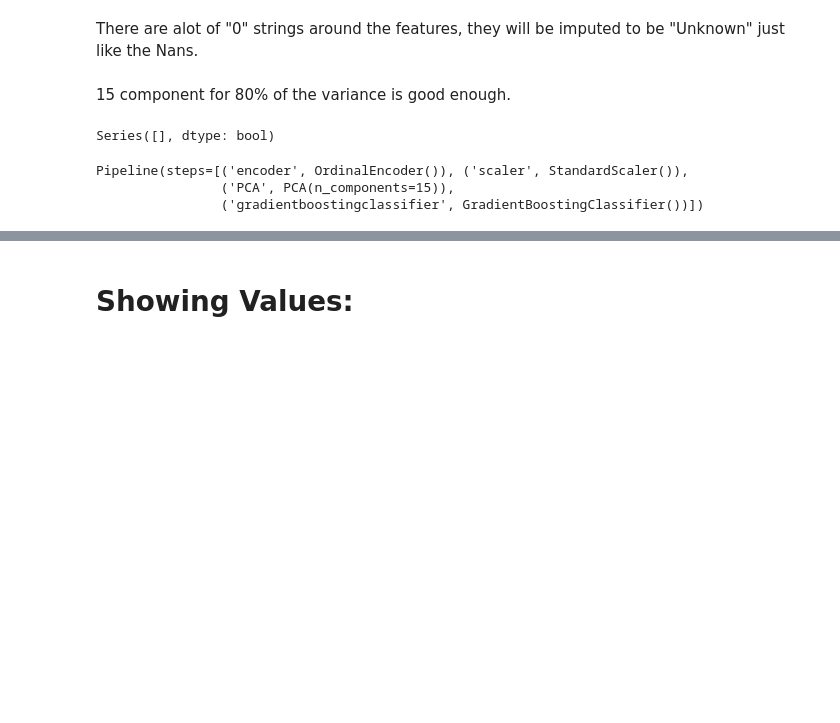
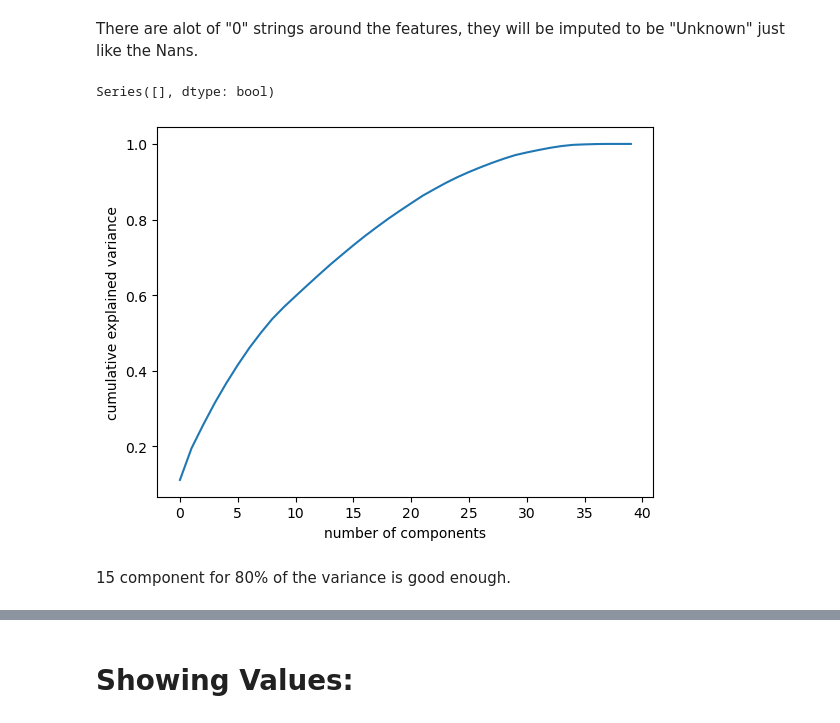
Before and after one commit to roberthobblebottom/pump-it-up, a Jupyter notebook: 1.ipynb, the cells around one changed output, grey strips where cells are left out. Saved outputs shown, nothing was run; the diff lists cells and outputs as text; code cells hidden in the pictures; blank space fills up the shorter version.

```diff
--- a/1.ipynb
+++ b/1.ipynb
@@ -168,6 +168,8 @@ min                2002-10-14 00:00:00
 75%                2013-02-09 00:00:00
 max                2013-12-03 00:00:00
 Name: date_recorded, dtype: object
+# %%
+train_labels.drop('id',inplace=True,axis=True)
 # %% [markdown]
 # Null and Nan checking
 # %%
@@ -199,7 +201,7 @@ from base64 import encode
 from sklearn.preprocessing import StandardScaler
 from sklearn.preprocessing import OrdinalEncoder
 from sklearn.pipeline import Pipeline
-from sklearn.ensemble import GradientBoostingClassifier
+from sklearn.ensemble import GradientBoostingRegressor
 from sklearn import compose
 from sklearn.pipeline import FeatureUnion
 cat_vars = [
@@ -232,24 +234,26 @@ columnTransformer = compose.ColumnTransformer(transformers=[
 remainder='drop'
 )
 
-encoder = OrdinalEncoder()
+encoder = OrdinalEncoder(handle_unknown='use_encoded_value',unknown_value=-1)#-1 instead of 0 works for me
 scaler = StandardScaler()
 pca = PCA(random_state=0)
-gbc = GradientBoostingClassifier()
+gbr = GradientBoostingRegressor()
+# %%
+train_values.fillna(value="Unknown",inplace=True);
+print(pd.isna(train_values).any()[lambda x: x==True])
+# %% [output]
+Series([], dtype: bool)
 # %%
-print(pd.isna(imputed_train_values).any()[lambda x: x==True])
-
-encoded_train_values =  columnTransformer.fit_transform(train_values)
-
-train_values[cat_vars] = encoded_train_values
-# temp = np.delete(encoded_train_values,2,1)
+encoded_train_values = encoder.fit_transform(train_values)
 scaled_train_values = scaler.fit_transform(encoded_train_values,y=train_labels)
 pca.fit(scaled_train_values)
 
 plt.plot(np.cumsum(pca.explained_variance_ratio_))
 plt.xlabel('number of components')
 plt.ylabel('cumulative explained variance')
 plt.show()
+# %% [output]
+[figure, added]
 # %% [markdown]
 15 component for 80% of the variance is good enough.
 # %%
@@ -263,12 +267 @@ est1 = Pipeline(steps=[
 ])
-# %%
-train_values.fillna(value="Unknown"},inplace=True);
-print(pd.isna(train_values).any()[lambda x: x==True])
-# %% [output]
-Series([], dtype: bool)
-# %%
-est1.fit(train_values,y=train_labels.iloc[:,1])
-# %% [output]
-Pipeline(steps=[('encoder', OrdinalEncoder()), ('scaler', StandardScaler()),
-                ('PCA', PCA(n_components=15)),
-                ('gradientboostingclassifier', GradientBoostingClassifier())])
```
Also changed, not shown: parts of 68 cells of this notebook.
